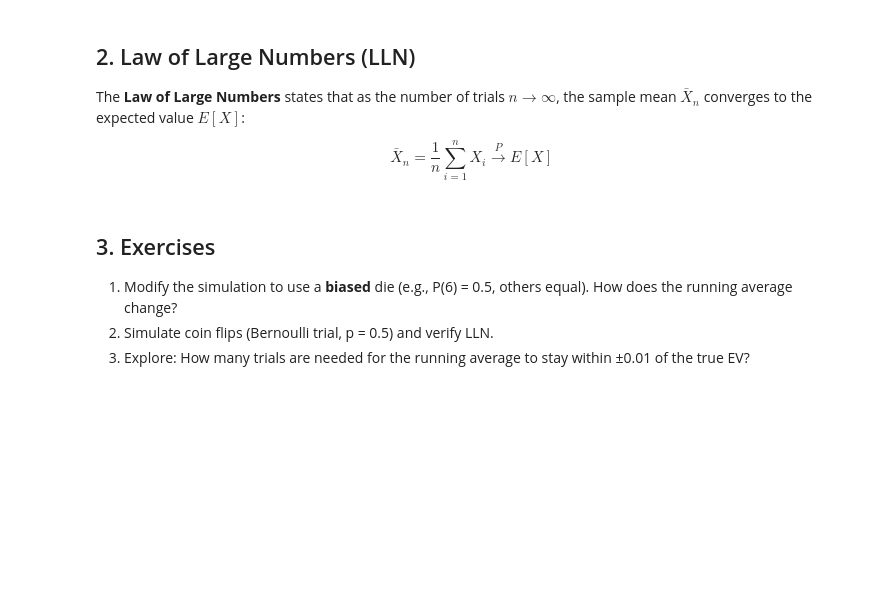
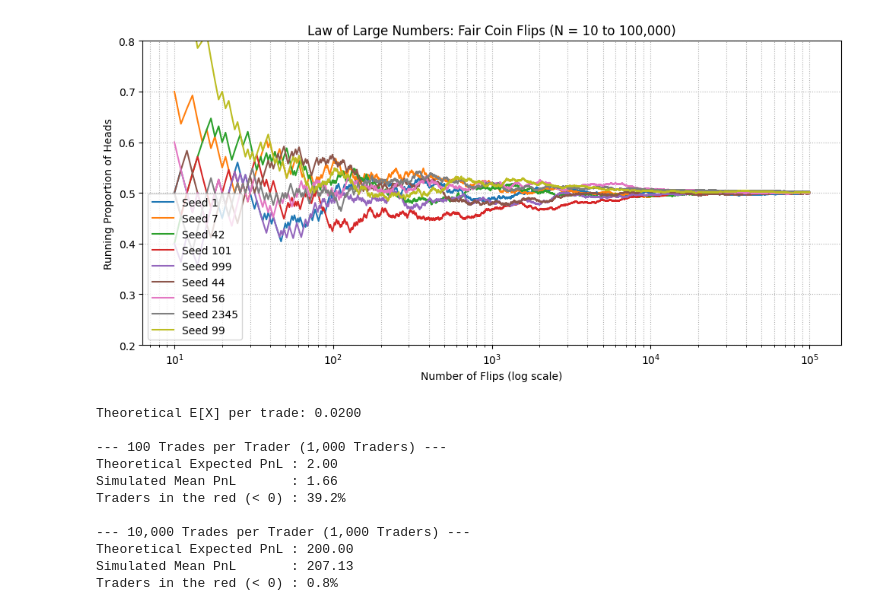
Before and after one commit to saumit09/quant-electronics, a Jupyter notebook: quant/day01_ev_lln.ipynb, the cells around one changed output. Drawn from its saved outputs; the diff is of its cells as text; code cells hidden in the pictures; blank space fills up the shorter version.

```diff
--- a/quant/day01_ev_lln.ipynb
+++ b/quant/day01_ev_lln.ipynb
@@ -25,6 +0,0 @@ print(f"Expected Value of a fair die: {ev:.4f}")
-# %% [markdown]
-## 2. Law of Large Numbers (LLN)
-
-The **Law of Large Numbers** states that as the number of trials $n \to \infty$, the sample mean $\bar{X}_n$ converges to the expected value $E[X]$:
-
-$$\bar{X}_n = \frac{1}{n} \sum_{i=1}^{n} X_i \xrightarrow{P} E[X]$$
@@ -49,6 +0,0 @@ plt.show()
-# %% [markdown]
-## 3. Exercises
-
-1. Modify the simulation to use a **biased** die (e.g., P(6) = 0.5, others equal). How does the running average change?
-2. Simulate coin flips (Bernoulli trial, p = 0.5) and verify LLN.
-3. Explore: How many trials are needed for the running average to stay within ±0.01 of the true EV?
@@ -56,0 +1,60 @@ plt.show()
+# %%
+import numpy as np
+import matplotlib.pyplot as plt
+
+N = 100_000
+seeds = [1, 7, 42, 101, 999,44,56,2345,99]
+n_trials = np.arange(1, N + 1)
+
+plt.figure(figsize=(10, 5))
+
+for s in seeds:
+    rng = np.random.default_rng(seed=s)
+    flips = rng.integers(0, 2, size=N)  # 0 = Tails, 1 = Heads
+    running_mean = np.cumsum(flips) / n_trials
+    plt.plot(n_trials[9:], running_mean[9:], alpha=1, label=f"Seed {s}")
+
+
+plt.xscale('log')
+plt.ylim(0.2, 0.8)
+plt.title('Law of Large Numbers: Fair Coin Flips (N = 10 to 100,000)')
+plt.xlabel('Number of Flips (log scale)')
+plt.ylabel('Running Proportion of Heads')
+plt.grid(True, which='both', linestyle=':', alpha=1)
+plt.legend()
+plt.tight_layout()
+plt.show()
+
+# Analytical Expected Value per trade: (0.51 * 1) + (0.49 * -1) = +0.02
+ev_per_trade = 0.51 * 1 + 0.49 * (-1)
+print(f"Theoretical E[X] per trade: {ev_per_trade:.4f}\n")
+
+rng = np.random.default_rng(seed=42)
+n_traders = 1_000
+
+for n_trades in [100, 10_000]:
+    # Shape: (1000 traders, n_trades)
+    trades = rng.choice([1, -1], size=(n_traders, n_trades), p=[0.51, 0.49])
+    final_pnl = trades.sum(axis=1)
+
+    mean_pnl = final_pnl.mean()
+    theoretical_pnl = n_trades * ev_per_trade
+    pct_losing = np.mean(final_pnl < 0) * 100
+
+    print(f"--- {n_trades:,} Trades per Trader ({n_traders:,} Traders) ---")
+    print(f"Theoretical Expected PnL : {theoretical_pnl:.2f}")
+    print(f"Simulated Mean PnL       : {mean_pnl:.2f}")
+    print(f"Traders in the red (< 0) : {pct_losing:.1f}%\n")
+# %% [output]
+[figure, added]
+Theoretical E[X] per trade: 0.0200
+
+--- 100 Trades per Trader (1,000 Traders) ---
+Theoretical Expected PnL : 2.00
+Simulated Mean PnL       : 1.66
+Traders in the red (< 0) : 39.2%
+
+--- 10,000 Trades per Trader (1,000 Traders) ---
+Theoretical Expected PnL : 200.00
+Simulated Mean PnL       : 207.13
+Traders in the red (< 0) : 0.8%
```
Also changed, not shown: parts of 5 cells of this notebook.
